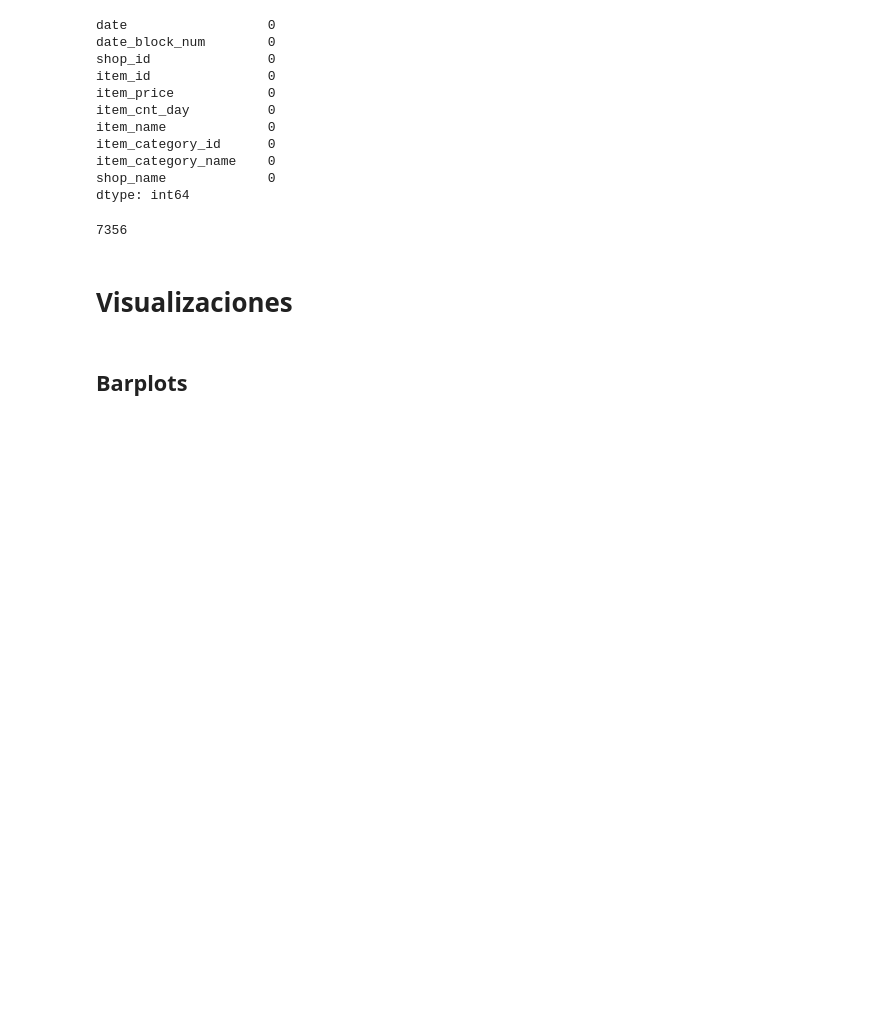
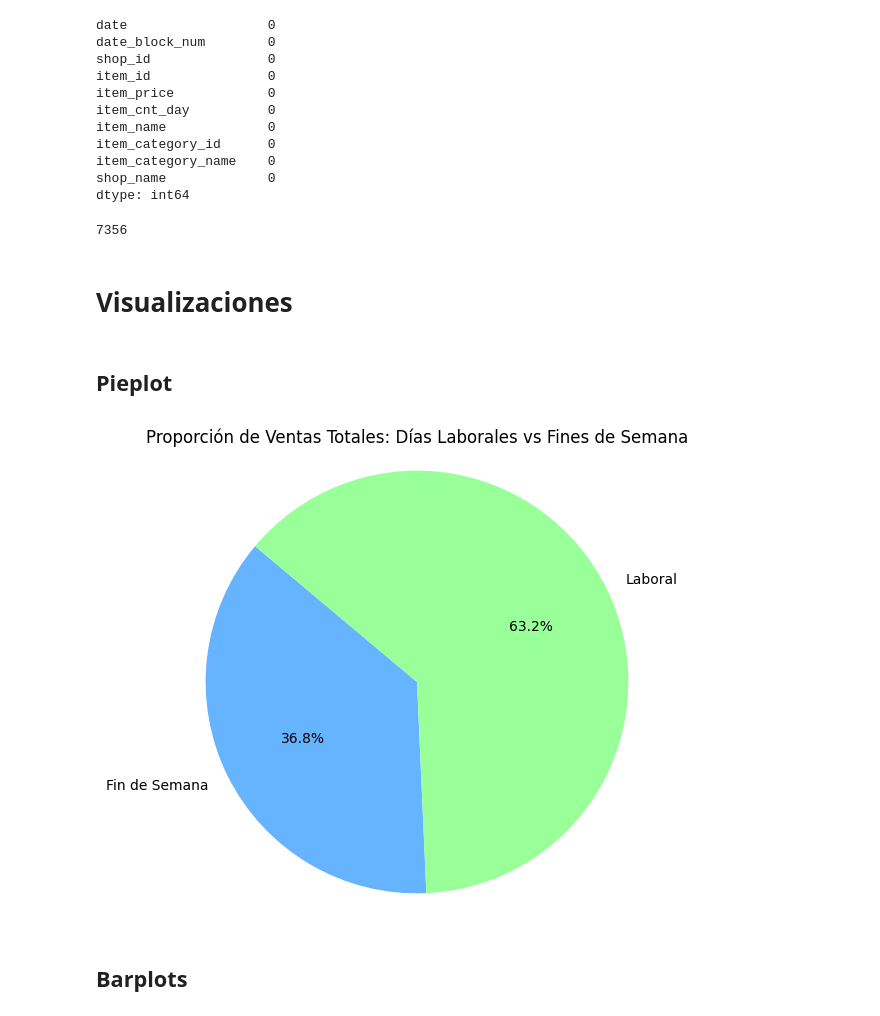
Before and after one commit to alexguttlein/OrgaDatos_TP2_MachineLearning, a Jupyter notebook: TP2_Machine_Learning.ipynb, the cells around one changed output. Saved outputs shown, nothing was run; the diff lists cells and outputs as text; code cells hidden in the pictures; blank space fills up the shorter version.

```diff
--- a/TP2_Machine_Learning.ipynb
+++ b/TP2_Machine_Learning.ipynb
@@ -179,3 +189,18 @@ visu = merged.copy()
+# %% [markdown]
+## Pieplot
+# %%
+# se ve la proporcion de ventas entre semana vs findes
+visu['is_weekend_label'] = visu['is_weekend'].map({0: 'Laboral', 1: 'Fin de Semana'})
+
+ventas_totales = visu.groupby('is_weekend_label')['item_cnt_day'].sum()
+
+plt.figure(figsize=(6, 6))
+plt.pie(ventas_totales, labels=ventas_totales.index, autopct='%1.1f%%', startangle=140, colors=['#66b3ff','#99ff99'])
+plt.title('Proporción de Ventas Totales: Días Laborales vs Fines de Semana')
+plt.axis('equal')
+plt.show()
+# %% [output]
+[figure, added]
 # %% [markdown]
 ## Barplots
 # %%
```
Also changed, not shown: parts of 4 cells of this notebook.
